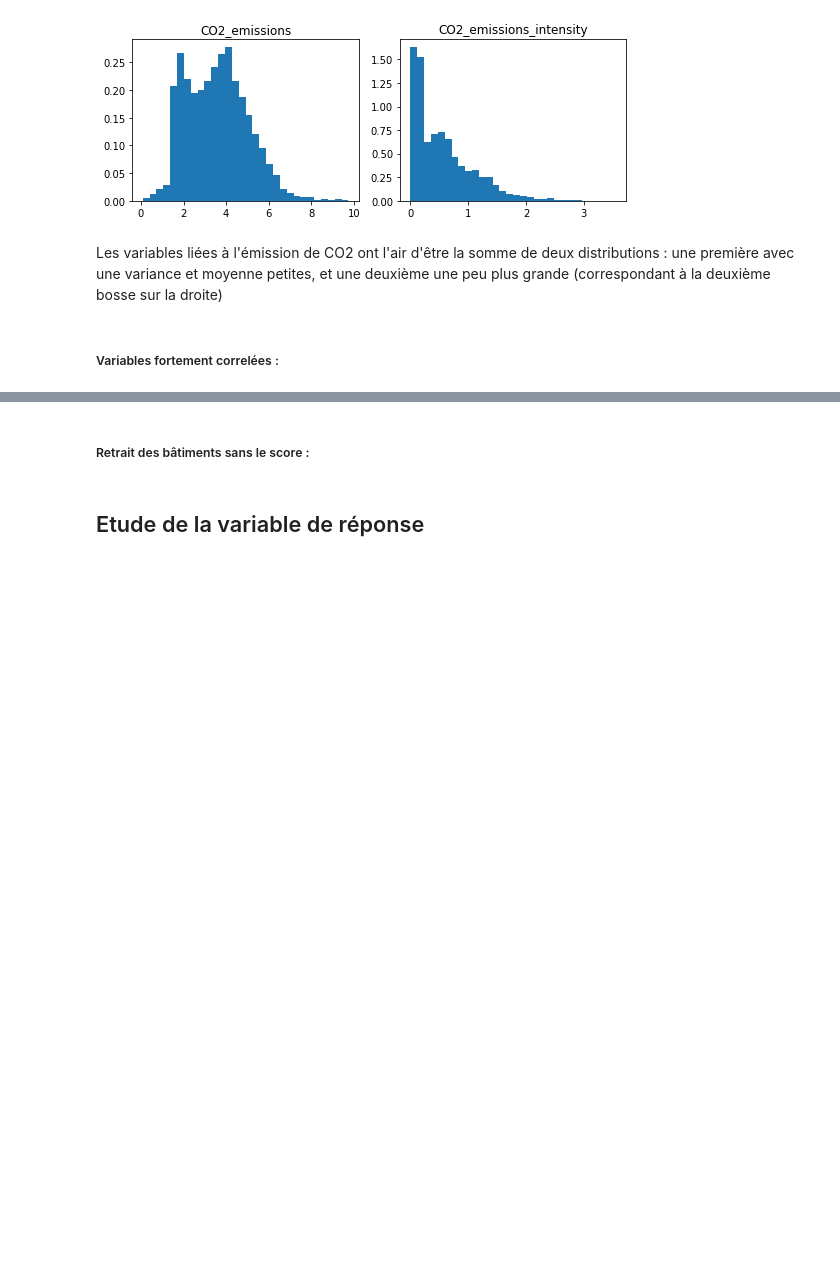
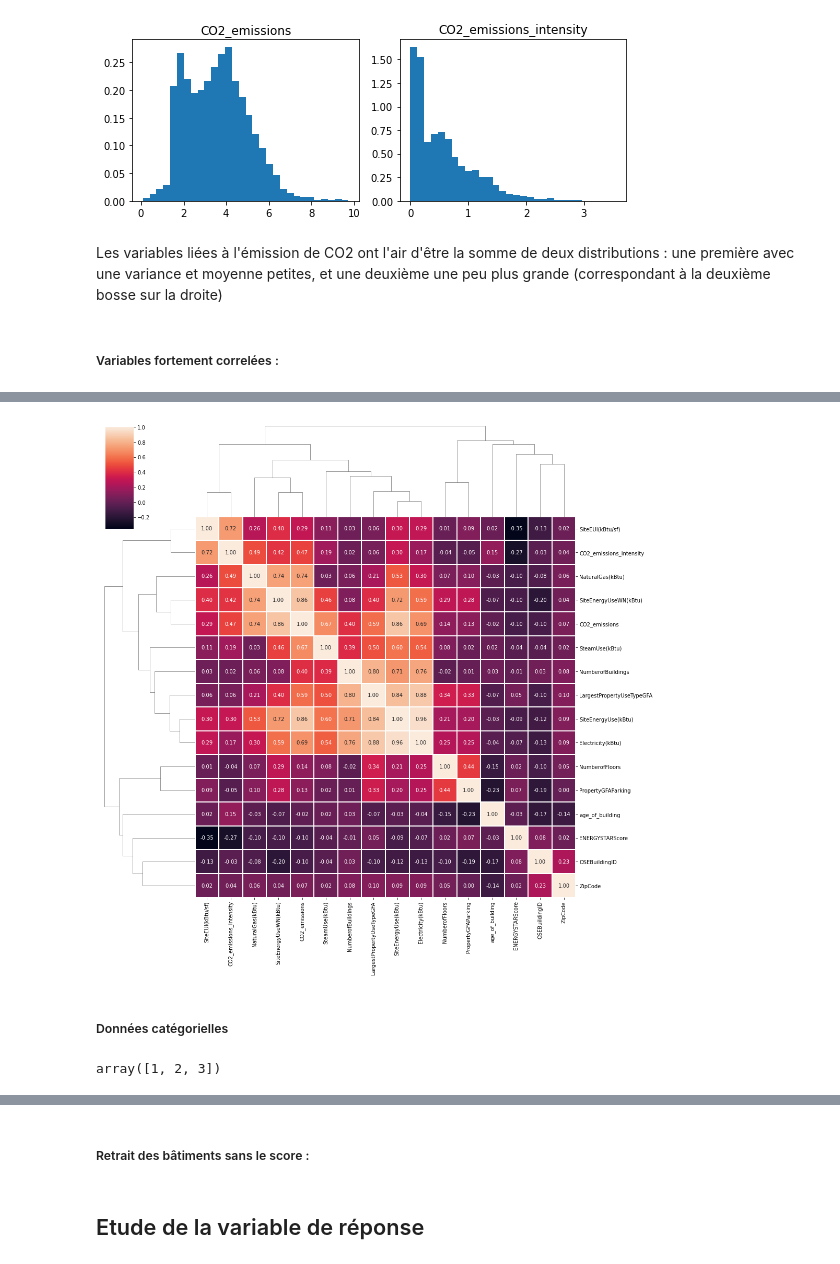
Before and after one commit to ClaireGayral/formation_openclassroom, a Jupyter notebook: P3_gayral_claire/preprocess.ipynb, the cells around one changed output, grey strips where cells are left out. Cells and saved outputs as stored; diff of their text form; code cells hidden in the pictures; blank space fills up the shorter version.

```diff
--- a/P3_gayral_claire/preprocess.ipynb
+++ b/P3_gayral_claire/preprocess.ipynb
@@ -539,0 +560,27 @@ Les variables liées à l'émission de CO2 ont l'air d'être la somme de deux di
+# %%
+dict_corr_var = {"electricity":['Electricity(kWh)', 'Electricity(kBtu)'],
+        "ground_floor_area":['PropertyGFATotal','PropertyGFABuilding(s)','LargestPropertyUseTypeGFA'],
+        "natural_gas":['NaturalGas(therms)', 'NaturalGas(kBtu)'],
+        "energy_use_intensity":['SiteEUI(kBtu/sf)', 'SiteEUIWN(kBtu/sf)',
+                                'SourceEUI(kBtu/sf)', 'SourceEUIWN(kBtu/sf)']}
+new_data = data.copy()
+for res_var in dict_corr_var.keys() :
+    list_of_var = dict_corr_var[res_var]
+    corr_matrix = data[np.concatenate((list_of_var, ["CO2_emissions","SiteEnergyUse(kBtu)"]))].corr()
+    ## extract the column with max absolute mean of corr with the response variables
+    var_to_keep = corr_matrix.loc[["CO2_emissions","SiteEnergyUse(kBtu)"],list_of_var].abs().mean().idxmax()
+    ## drop columns too much correlated :
+    for var in list_of_var :
+        if var != var_to_keep :
+            new_data = new_data.drop(var, axis = 1)
+# %%
+sns.clustermap(new_data.corr(), annot=True, linewidths=0.1, fmt='.2f', figsize=(15, 15))
+plt.show()
+# %% [output]
+[figure, added]
+# %% [markdown]
+##### Données catégorielles
+# %%
+np.where([var != var_to_keep for var in list_of_var])[0]
+# %% [output]
+array([1, 2, 3])
```
Also changed, not shown: parts of 13 cells of this notebook.
